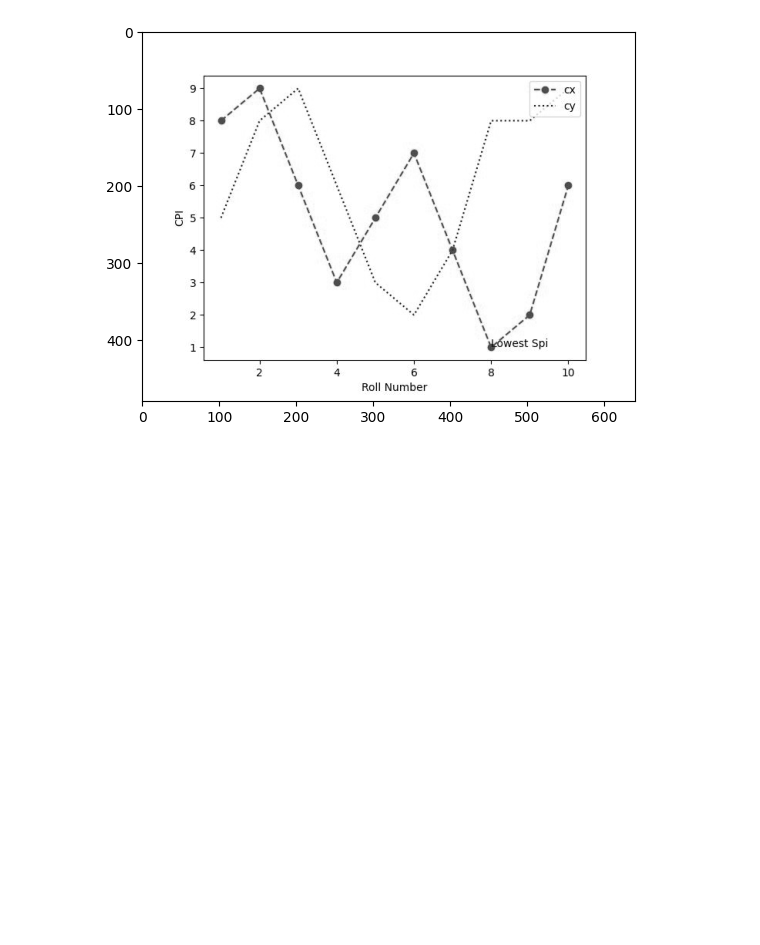
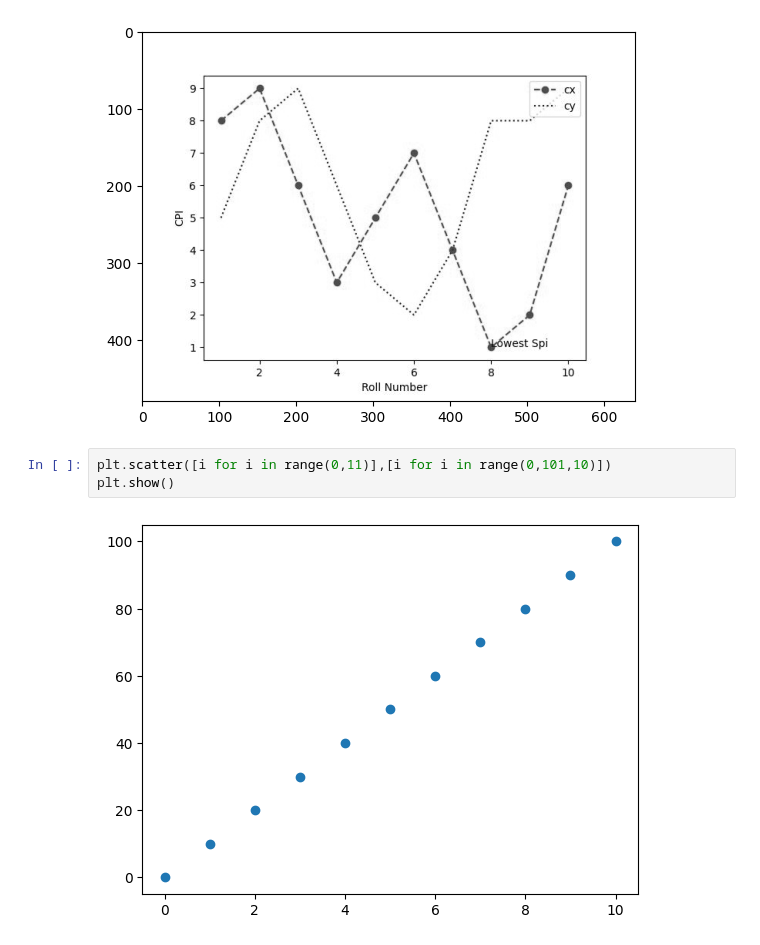
Before and after one commit to devanshushah294/Semester-04, a Jupyter notebook: Python Programming/Lab_11.ipynb, the cells around one changed output. Drawn from its saved outputs; the diff is of its cells as text; blank space fills up the shorter version.

```diff
--- a/Python Programming/Lab_11.ipynb
+++ b/Python Programming/Lab_11.ipynb
@@ -156,3 +178,8 @@ plt.imshow(greyimage,cmap="gray")
 plt.show()
 # %% [output]
 [figure]
+# %%
+plt.scatter([i for i in range(0,11)],[i for i in range(0,101,10)])
+plt.show()
+# %% [output]
+[figure, added]
```
Also changed, not shown: parts of 3 cells of this notebook, 6 other files.
